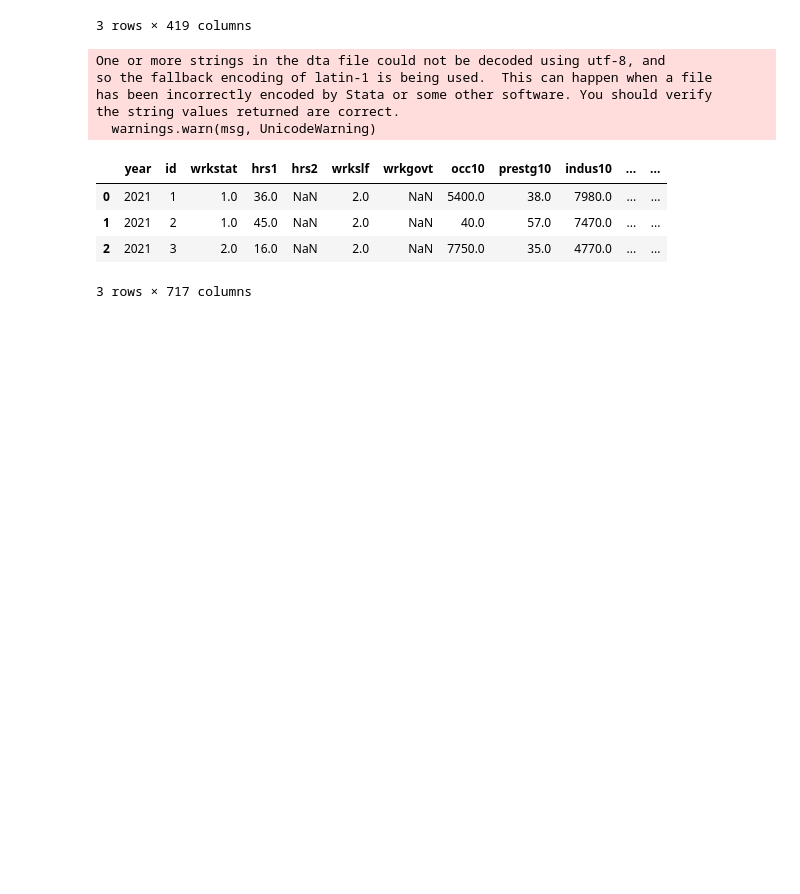
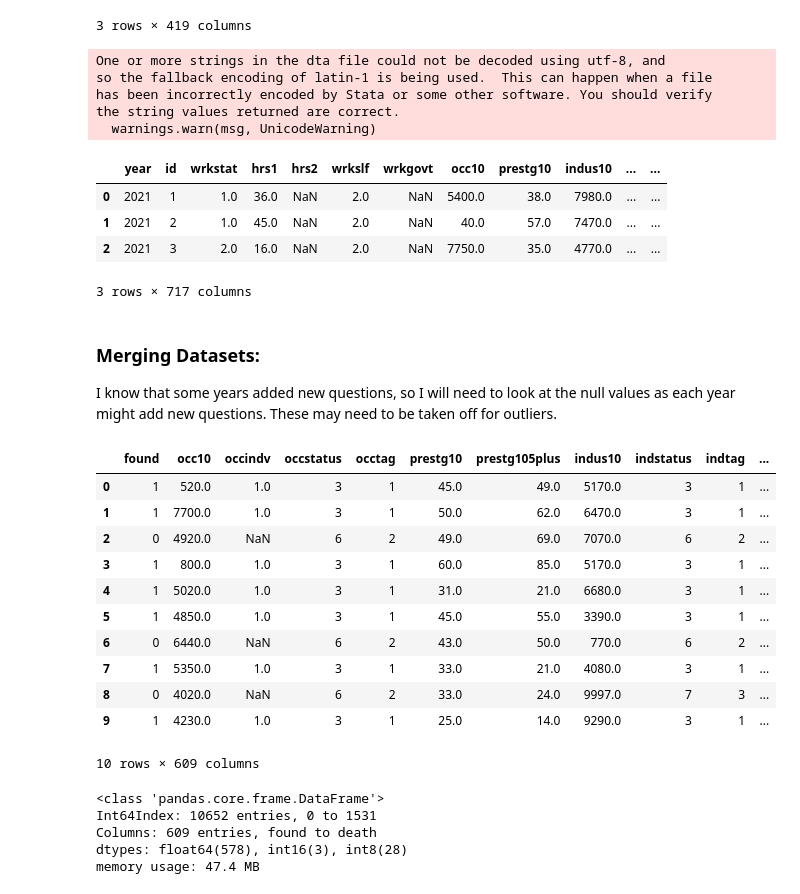
Before and after one commit to jeneyring/Zodiac-Predictions-2, a Jupyter notebook: wrangle.ipynb, the cells around one changed output. Saved outputs shown, nothing was run; the diff lists cells and outputs as text; code cells hidden in the pictures; blank space fills up the shorter version.

Commit message:
adding more info

```diff
--- a/wrangle.ipynb
+++ b/wrangle.ipynb
@@ -179,3 +179,42 @@ the string values returned are correct.
 | 1 | 2021 | 2 | 1.0 | 45.0 | NaN | 2.0 | NaN | 40.0 | 57.0 | 7470.0 | ... | ... |
 | 2 | 2021 | 3 | 2.0 | 16.0 | NaN | 2.0 | NaN | 7750.0 | 35.0 | 4770.0 | ... | ... |
 3 rows × 717 columns
+# %% [markdown]
+### Merging Datasets:
+I know that some years added new questions, so I will need to look at the null values as each year might add new questions. These may need to be taken off for outliers.
+# %%
+#merging Datasets by decades:
+df1=pd.concat([df1972,df1973])
+# %%
+df2=pd.concat([df1,df1974])
+df3=pd.concat([df2,df1975])
+# %%
+df4=pd.concat([df3,df1976])
+df5=pd.concat([df4,df1977])
+# %%
+df70=pd.concat([df5,df1978])
+# %%
+#final 70's decade dataset:
+df70.head(10)
+# %% [output]
+|  | found | occ10 | occindv | occstatus | occtag | prestg10 | prestg105plus | indus10 | indstatus | indtag | ... |
+| 0 | 1 | 520.0 | 1.0 | 3 | 1 | 45.0 | 49.0 | 5170.0 | 3 | 1 | ... |
+| 1 | 1 | 7700.0 | 1.0 | 3 | 1 | 50.0 | 62.0 | 6470.0 | 3 | 1 | ... |
+| 2 | 0 | 4920.0 | NaN | 6 | 2 | 49.0 | 69.0 | 7070.0 | 6 | 2 | ... |
+| 3 | 1 | 800.0 | 1.0 | 3 | 1 | 60.0 | 85.0 | 5170.0 | 3 | 1 | ... |
+| 4 | 1 | 5020.0 | 1.0 | 3 | 1 | 31.0 | 21.0 | 6680.0 | 3 | 1 | ... |
+| 5 | 1 | 4850.0 | 1.0 | 3 | 1 | 45.0 | 55.0 | 3390.0 | 3 | 1 | ... |
+| 6 | 0 | 6440.0 | NaN | 6 | 2 | 43.0 | 50.0 | 770.0 | 6 | 2 | ... |
+| 7 | 1 | 5350.0 | 1.0 | 3 | 1 | 33.0 | 21.0 | 4080.0 | 3 | 1 | ... |
+| 8 | 0 | 4020.0 | NaN | 6 | 2 | 33.0 | 24.0 | 9997.0 | 7 | 3 | ... |
+| 9 | 1 | 4230.0 | 1.0 | 3 | 1 | 25.0 | 14.0 | 9290.0 | 3 | 1 | ... |
+10 rows × 609 columns
+# %%
+#looking at main info on new dataset:
+df70.info()
+# %% [output]
+<class 'pandas.core.frame.DataFrame'>
+Int64Index: 10652 entries, 0 to 1531
+Columns: 609 entries, found to death
+dtypes: float64(578), int16(3), int8(28)
+memory usage: 47.4 MB
```
Also changed, not shown: parts of 8 cells of this notebook.
